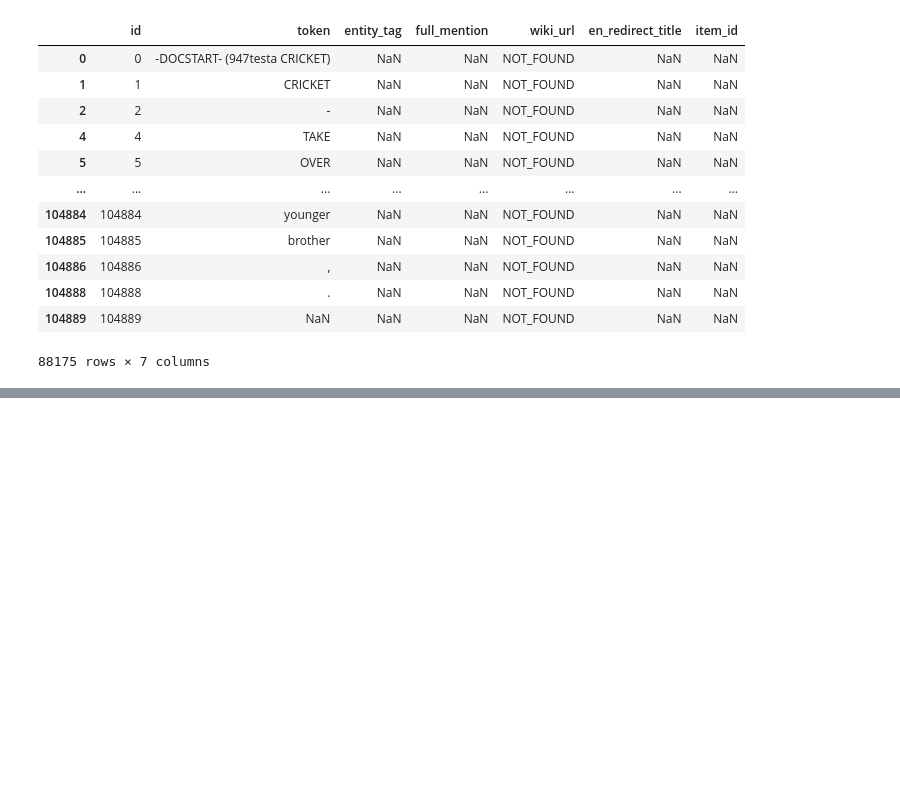
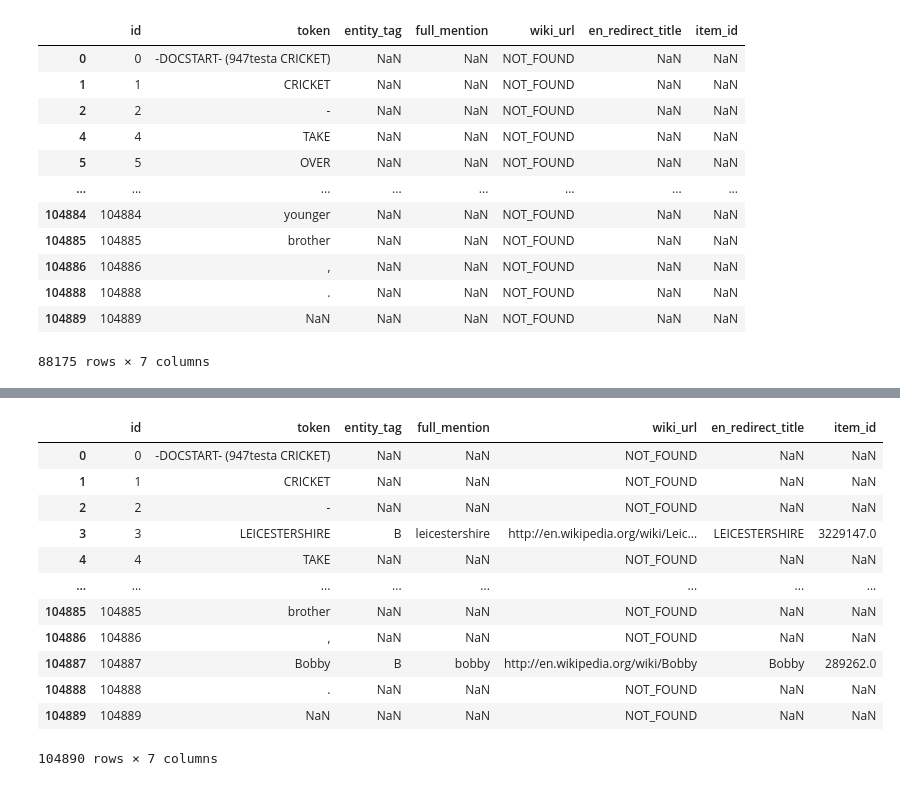
Before and after one commit to DIS-InfoExplorers/Project-3, a Jupyter notebook: run.ipynb, the cells around one changed output, grey strips where cells are left out. Saved outputs shown, nothing was run; the diff lists cells and outputs as text; code cells hidden in the pictures; blank space fills up the shorter version.

```diff
--- a/run.ipynb
+++ b/run.ipynb
@@ -690,21 +690,15 @@ for start_ids, end_ids in docs_range:
 
     found_links, not_found_links = find_within_doc_similarity(found_links, not_found_links)
     if len(not_found_links) == 0:
+        testdf.update(found_links)
         continue
 
     if len(found_links) == 0:
+        testdf.update(found_links)
         continue
 
     found_links, not_found_links = find_substring_similarity(found_links, not_found_links)
-
-    found_links_count = len(found_links)
-
-    for _ in range(MAX_FETCHING_TRIES):
-
-        if found_links_count < len(found_links):
-            found_links_count = len(found_links)
-        else:
-            break
+    testdf.update(found_links)
 
 # TODO re-concat not_found and found.
 # %% [output]
@@ -836,0 +831,16 @@ See the caveats in the documentation: https://pandas.pydata.org/pandas-docs/stab
+# %%
+testdf
+# %% [output]
+|  | id | token | entity_tag | full_mention | wiki_url | en_redirect_title | item_id |
+| 0 | 0 | -DOCSTART- (947testa CRICKET) | NaN | NaN | NOT_FOUND | NaN | NaN |
+| 1 | 1 | CRICKET | NaN | NaN | NOT_FOUND | NaN | NaN |
+| 2 | 2 | - | NaN | NaN | NOT_FOUND | NaN | NaN |
+| 3 | 3 | LEICESTERSHIRE | B | leicestershire | http://en.wikipedia.org/wiki/Leic... | LEICESTERSHIRE | 3229147.0 |
+| 4 | 4 | TAKE | NaN | NaN | NOT_FOUND | NaN | NaN |
+| ... | ... | ... | ... | ... | ... | ... | ... |
+| 104885 | 104885 | brother | NaN | NaN | NOT_FOUND | NaN | NaN |
+| 104886 | 104886 | , | NaN | NaN | NOT_FOUND | NaN | NaN |
+| 104887 | 104887 | Bobby | B | bobby | http://en.wikipedia.org/wiki/Bobby | Bobby | 289262.0 |
+| 104888 | 104888 | . | NaN | NaN | NOT_FOUND | NaN | NaN |
+| 104889 | 104889 | NaN | NaN | NaN | NOT_FOUND | NaN | NaN |
+104890 rows × 7 columns
```
Also changed, not shown: parts of 2 cells of this notebook.
